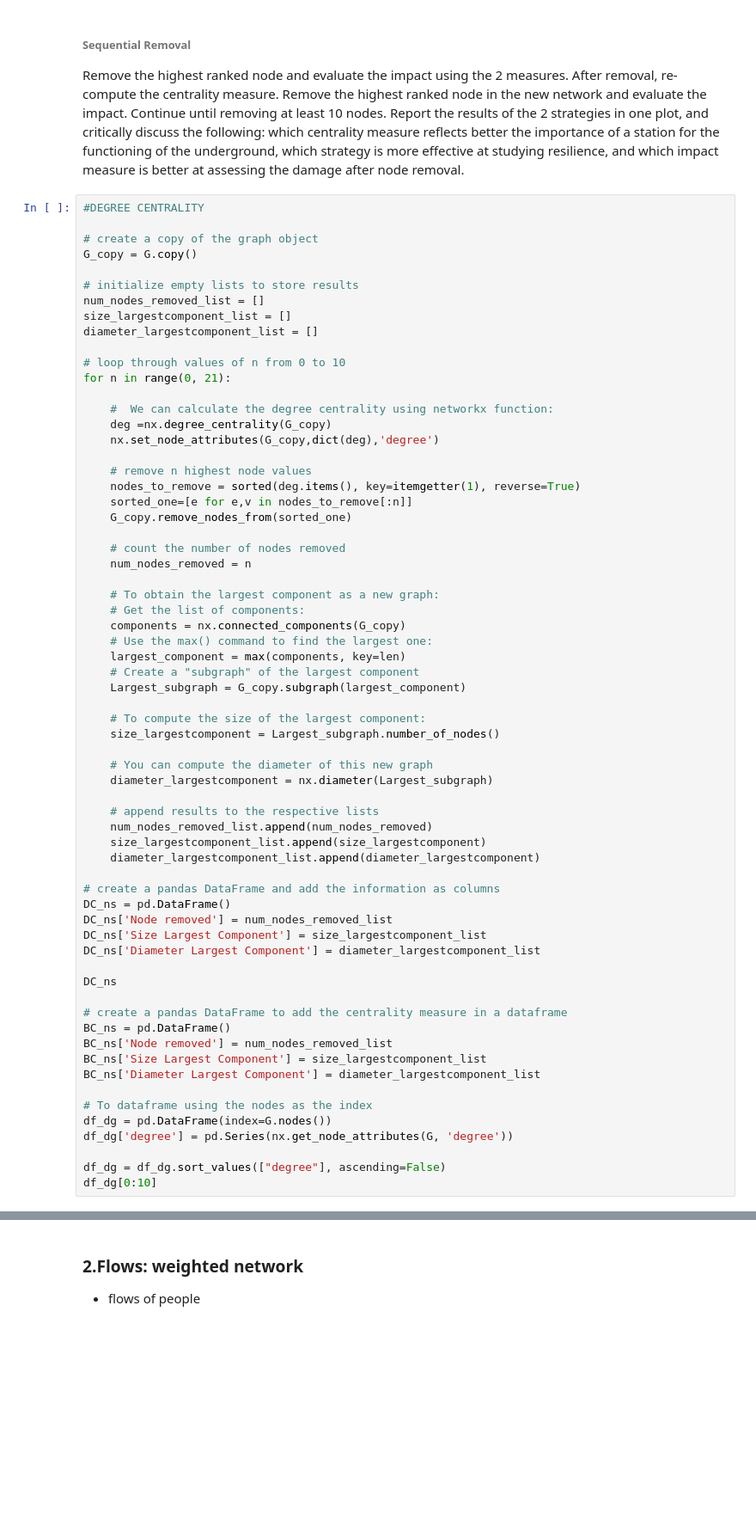
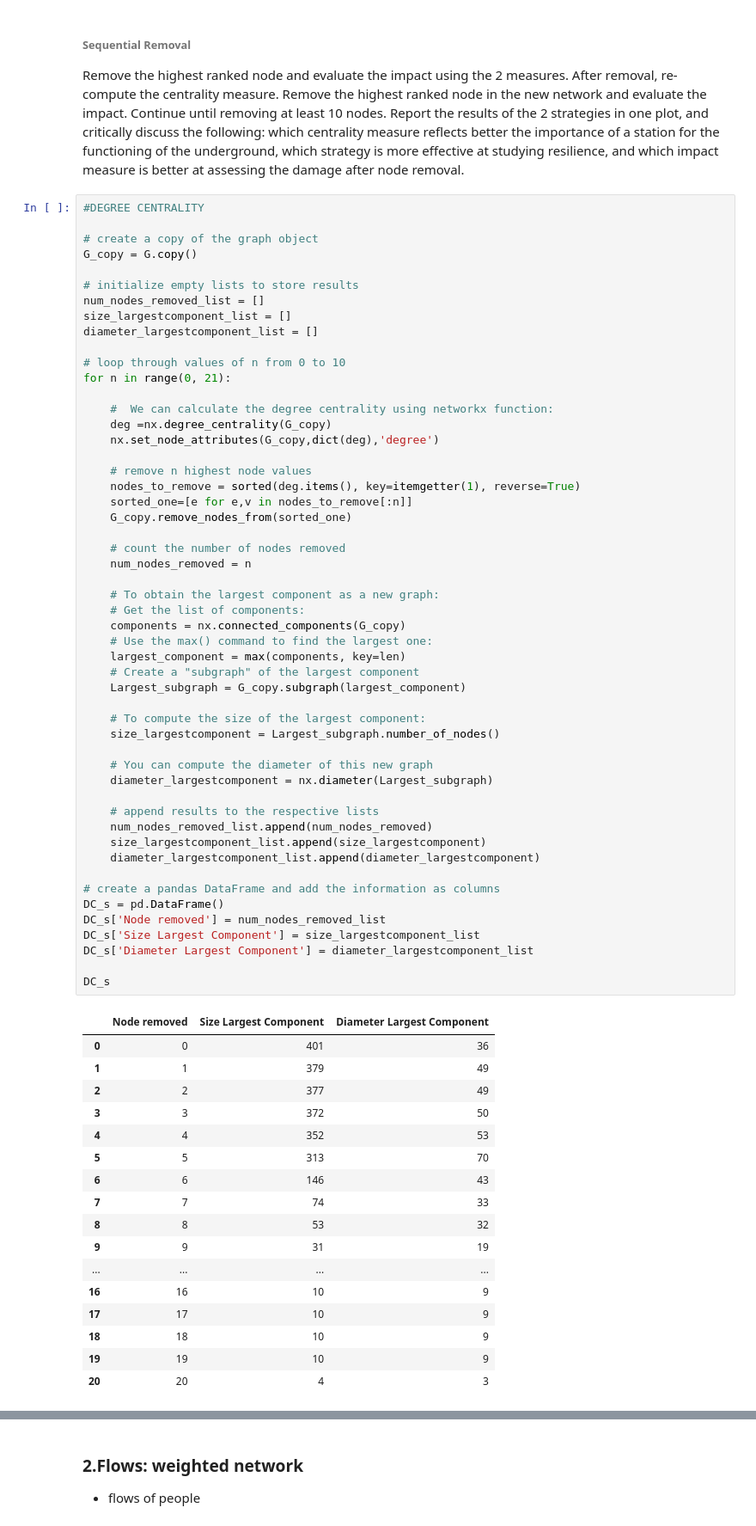
Before and after one commit to brfelipealmeida/LondonTubeNetwork, a Jupyter notebook: Code.ipynb, the cells around one changed output, grey strips where cells are left out. Shown at 86% size. Drawn from its saved outputs; the diff is of its cells as text; blank space fills up the shorter version.

```diff
--- a/Code.ipynb
+++ b/Code.ipynb
@@ -905,48 +905,53 @@ for n in range(0, 21):
 
     # remove n highest node values
     nodes_to_remove = sorted(deg.items(), key=itemgetter(1), reverse=True)
     sorted_one=[e for e,v in nodes_to_remove[:n]]
     G_copy.remove_nodes_from(sorted_one)
 
     # count the number of nodes removed
     num_nodes_removed = n
 
     # To obtain the largest component as a new graph:
     # Get the list of components:
     components = nx.connected_components(G_copy)
     # Use the max() command to find the largest one:
     largest_component = max(components, key=len)
     # Create a "subgraph" of the largest component
     Largest_subgraph = G_copy.subgraph(largest_component)
 
     # To compute the size of the largest component:
     size_largestcomponent = Largest_subgraph.number_of_nodes()
 
     # You can compute the diameter of this new graph
     diameter_largestcomponent = nx.diameter(Largest_subgraph)
 
     # append results to the respective lists
     num_nodes_removed_list.append(num_nodes_removed)
     size_largestcomponent_list.append(size_largestcomponent)
     diameter_largestcomponent_list.append(diameter_largestcomponent)
 
 # create a pandas DataFrame and add the information as columns
-DC_ns = pd.DataFrame()
-DC_ns['Node removed'] = num_nodes_removed_list
-DC_ns['Size Largest Component'] = size_largestcomponent_list
-DC_ns['Diameter Largest Component'] = diameter_largestcomponent_list
+DC_s = pd.DataFrame()
+DC_s['Node removed'] = num_nodes_removed_list
+DC_s['Size Largest Component'] = size_largestcomponent_list
+DC_s['Diameter Largest Component'] = diameter_largestcomponent_list
 
-DC_ns
-
-# create a pandas DataFrame to add the centrality measure in a dataframe
-BC_ns = pd.DataFrame()
-BC_ns['Node removed'] = num_nodes_removed_list
-BC_ns['Size Largest Component'] = size_largestcomponent_list
-BC_ns['Diameter Largest Component'] = diameter_largestcomponent_list
-
-# To dataframe using the nodes as the index
-df_dg = pd.DataFrame(index=G.nodes())
-df_dg['degree'] = pd.Series(nx.get_node_attributes(G, 'degree'))
-
-df_dg = df_dg.sort_values(["degree"], ascending=False)
-df_dg[0:10]
+DC_s
+# %% [output]
+|  | Node removed | Size Largest Component | Diameter Largest Component |
+| 0 | 0 | 401 | 36 |
+| 1 | 1 | 379 | 49 |
+| 2 | 2 | 377 | 49 |
+| 3 | 3 | 372 | 50 |
+| 4 | 4 | 352 | 53 |
+| 5 | 5 | 313 | 70 |
+| 6 | 6 | 146 | 43 |
+| 7 | 7 | 74 | 33 |
+| 8 | 8 | 53 | 32 |
+| 9 | 9 | 31 | 19 |
+| ... | ... | ... | ... |
+| 16 | 16 | 10 | 9 |
+| 17 | 17 | 10 | 9 |
+| 18 | 18 | 10 | 9 |
+| 19 | 19 | 10 | 9 |
+| 20 | 20 | 4 | 3 |
```
Also changed, not shown: parts of 20 cells of this notebook, 6 other files.
